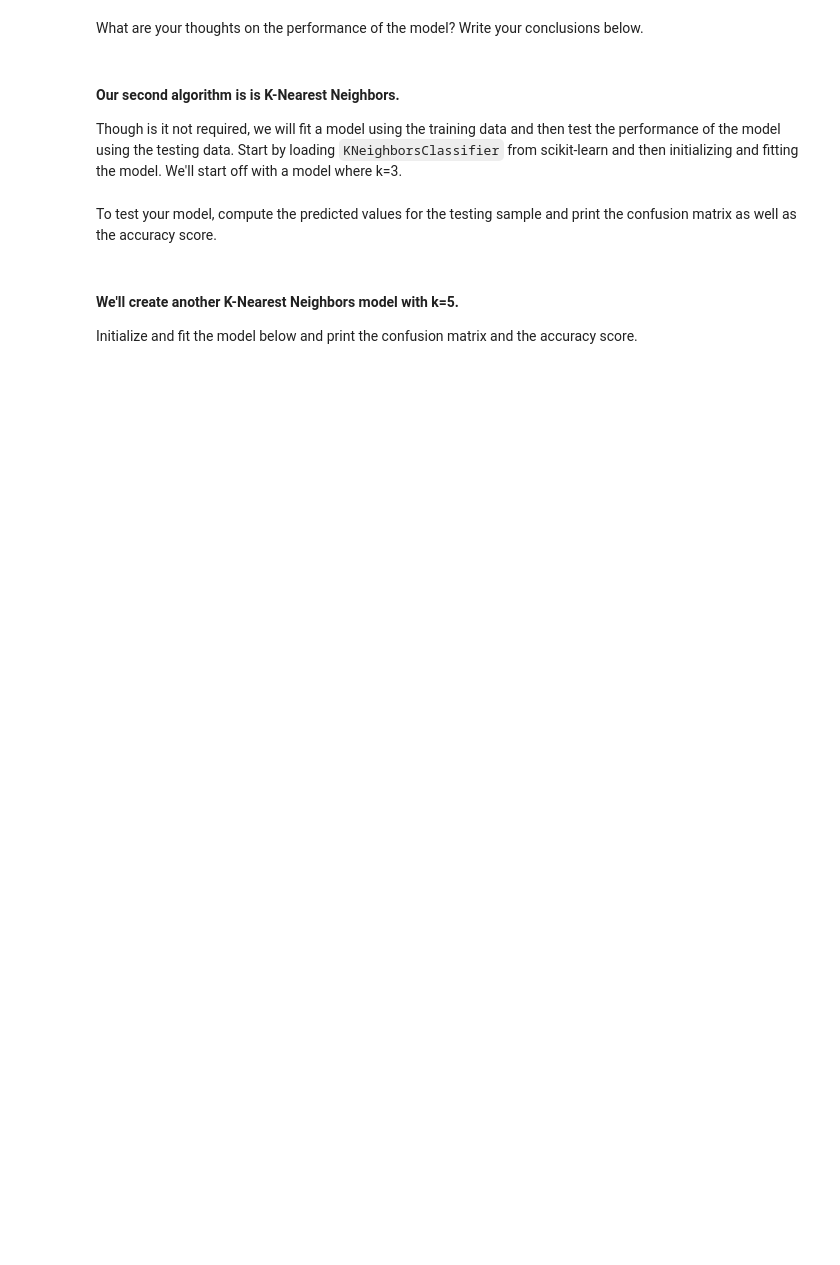
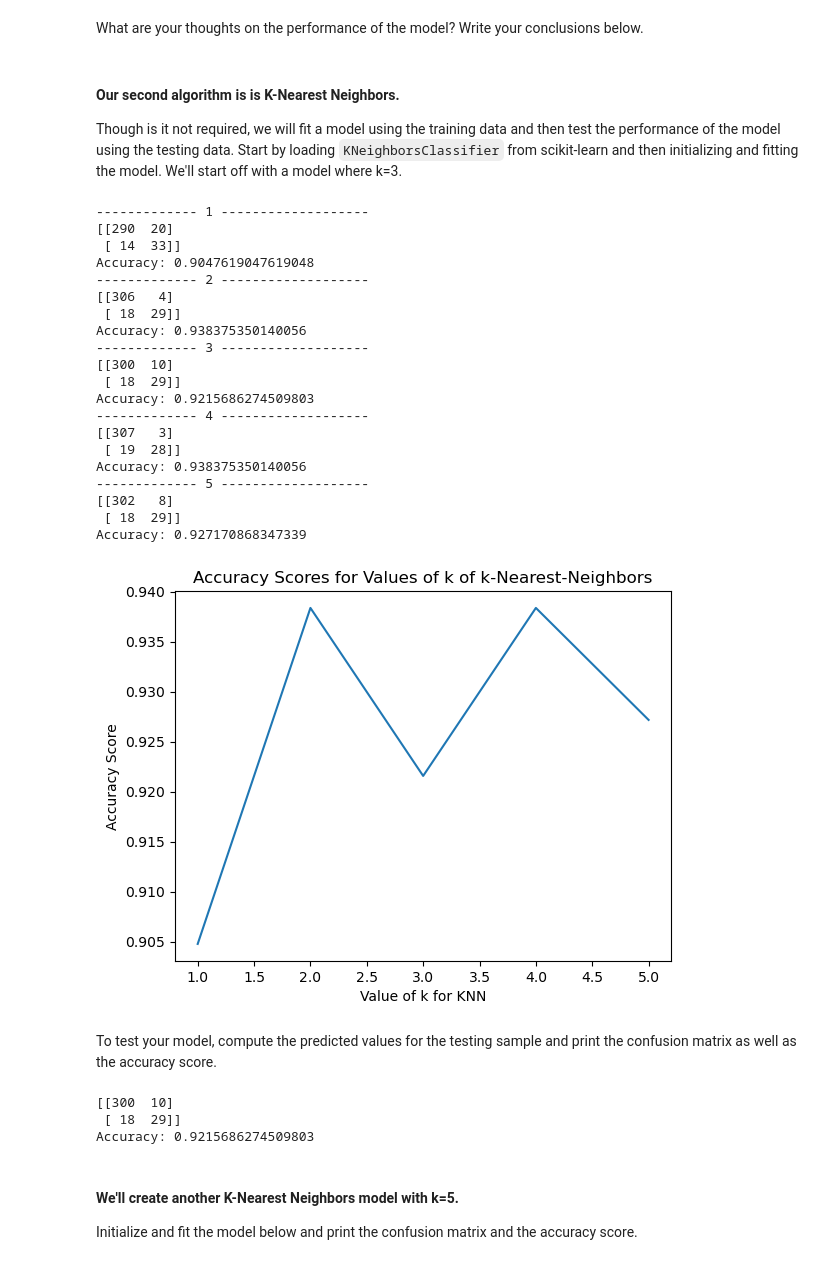
Before and after one commit to JaimeSastreCrespo/DAFT_1022, a Jupyter notebook: module_3/Lab_4_Supervised-Learning/main.ipynb, the cells around one changed output. Drawn from its saved outputs; the diff is of its cells as text; code cells hidden in the pictures; blank space fills up the shorter version.

```diff
--- a/module_3/Lab_4_Supervised-Learning/main.ipynb
+++ b/module_3/Lab_4_Supervised-Learning/main.ipynb
@@ -431,5 +486,6 @@ At the end, your `SERVER` column should only contain 4 unique values: `Microsoft
 OK, all our categorical data are fixed now. **Let's convert them to ordinal data using Pandas' `get_dummies` function ([documentation](https://pandas.pydata.org/pandas-docs/stable/generated/pandas.get_dummies.html)).** Make sure you drop the categorical columns by passing `drop_first=True` to `get_dummies` as we don't need them any more. **Also, assign the data with dummy values to a new variable `website_dummy`.**
 # %%
 # Your code here
+website_dummy = pd.get_dummies(web4, drop_first=True)
 # %% [markdown]
 Now, inspect `website_dummy` to make sure the data and types are intended - there shouldn't be any categorical columns at this point.
@@ -470,2 +615,48 @@ Though is it not required, we will fit a model using the training data and then
+# %%
+
+# Your code here:
+from sklearn import metrics
+from sklearn.neighbors import KNeighborsClassifier
+
+#instead of k=3, I will try to see what is the optimal no. of k using k_range loop
+k_range = list(range(1,6))
+scores = []
+for k in k_range:
+    knn = KNeighborsClassifier(n_neighbors=k)
+    knn.fit(x_train, y_train)
+    y_pred = knn.predict(x_test)
+    scores.append(metrics.accuracy_score(y_test, y_pred))
+    print ('-------------', k, '-------------------')
+    print(metrics.confusion_matrix(y_test, y_pred),' \nAccuracy:', metrics.accuracy_score(y_test, y_pred))
+
+plt.plot(k_range, scores)
+plt.xlabel('Value of k for KNN')
+plt.ylabel('Accuracy Score')
+plt.title('Accuracy Scores for Values of k of k-Nearest-Neighbors')
+plt.show()
+
+# k=2 & k=4 hv the optimal accuracy with accuracy both at 93.8%
+# %% [output]
+------------- 1 -------------------
+[[290  20]
+ [ 14  33]]
+Accuracy: 0.9047619047619048
+------------- 2 -------------------
+[[306   4]
+ [ 18  29]]
+Accuracy: 0.938375350140056
+------------- 3 -------------------
+[[300  10]
+ [ 18  29]]
+Accuracy: 0.9215686274509803
+------------- 4 -------------------
+[[307   3]
+ [ 19  28]]
+Accuracy: 0.938375350140056
+------------- 5 -------------------
+[[302   8]
+ [ 18  29]]
+Accuracy: 0.927170868347339
+[figure, added]
 # %% [markdown]
 To test your model, compute the predicted values for the testing sample and print the confusion matrix as well as the accuracy score.
@@ -474,3 +663,18 @@ To test your model, compute the predicted values for the testing sample and prin
+# %%
+# Your code here:
+
+#well, according to the task, I will train the model where k=3
+knn = KNeighborsClassifier(n_neighbors=3)
+knn.fit(x_train, y_train)
+y_pred = knn.predict(x_test)
+scores.append(metrics.accuracy_score(y_test, y_pred))
+print(metrics.confusion_matrix(y_test, y_pred),' \nAccuracy:', metrics.accuracy_score(y_test, y_pred))
+
+# conclusion as cell above
+# %% [output]
+[[300  10]
+ [ 18  29]]
+Accuracy: 0.9215686274509803
 # %% [markdown]
 #### We'll create another K-Nearest Neighbors model with k=5.
 
```
Also changed, not shown: parts of 34 cells of this notebook, 2 other files.
